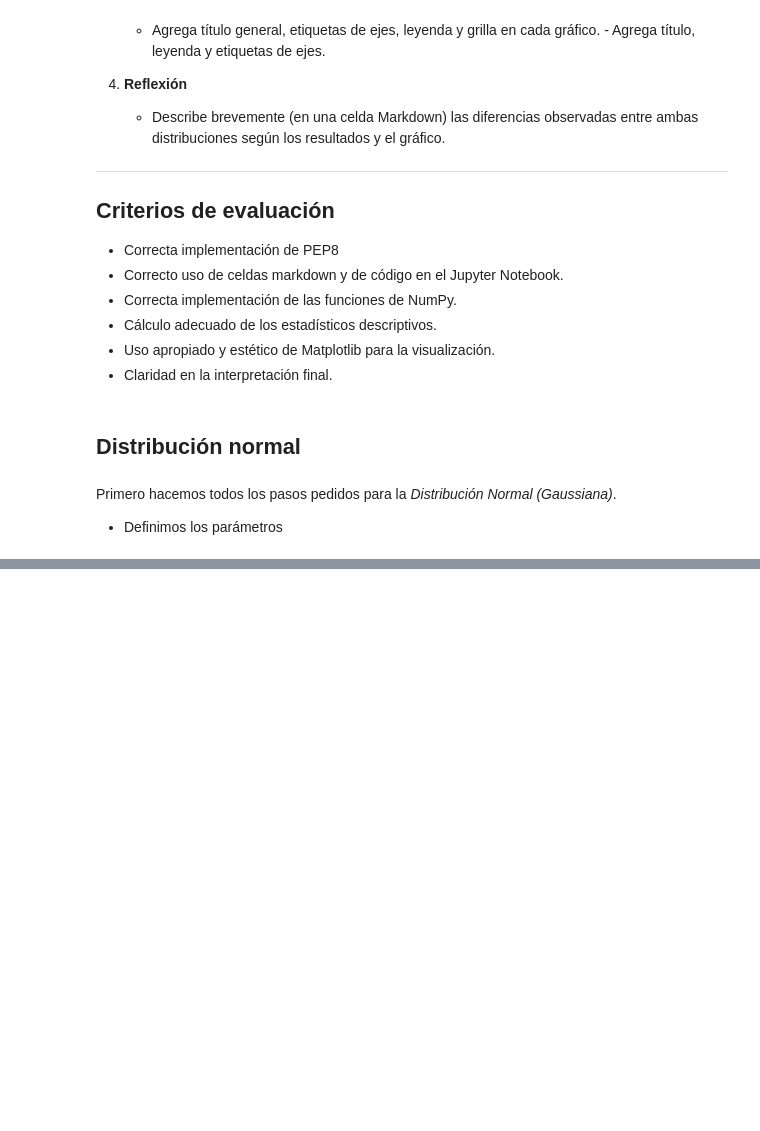
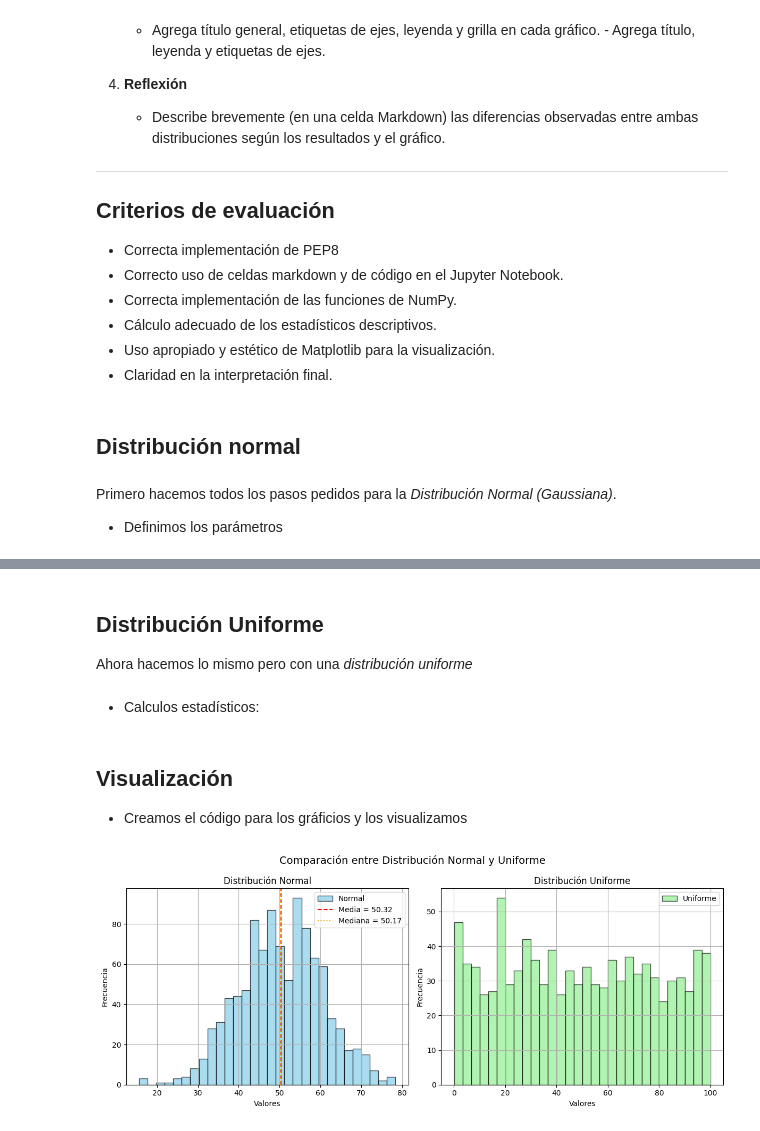
Before and after one commit to rociomach/Pr-ctica-NumPy, a Jupyter notebook: notebooks/practice.ipynb, the cells around one changed output, grey strips where cells are left out. Drawn from its saved outputs; the diff is of its cells as text; code cells hidden in the pictures; blank space fills up the shorter version.

Commit message:
Entrega

```diff
--- a/notebooks/practice.ipynb
+++ b/notebooks/practice.ipynb
@@ -72,0 +71,12 @@ NameError: name 'distribucion_normal' is not defined
+# %% [markdown]
+## Distribución Uniforme
+
+Ahora hacemos lo mismo pero con una *distribución uniforme*
+# %%
+minimo = 0
+maximo = 100
+n = 1000
+
+distribucion_uniforme = np.random.uniform(minimo, maximo, n)
+# %% [markdown]
+- Calculos estadísticos:
@@ -72,0 +90,33 @@ NameError: name 'distribucion_normal' is not defined
+# %% [markdown]
+## Visualización
+
+- Creamos el código para los gráficios y los visualizamos
+# %%
+fig, axs = plt.subplots(1, 2, figsize=(12, 5))  # 1 fila, 2 columnas
+
+# Histograma de la distribucion normal
+axs[0].hist(distribucion_normal, bins=30, color='skyblue', edgecolor='black', alpha=0.7, label='Normal')
+axs[0].axvline(mean, color='red', linestyle='--', label=f'Media = {mean:.2f}')
+axs[0].axvline(median, color='orange', linestyle=':', label=f'Mediana = {median:.2f}')
+axs[0].set_title('Distribución Normal')
+axs[0].set_xlabel('Valores')
+axs[0].set_ylabel('Frecuencia')
+axs[0].legend()
+axs[0].grid(True)
+
+# Histograma de distribución uniforme
+axs[1].hist(distribucion_uniforme, bins=30, color='lightgreen', edgecolor='black', alpha=0.7, label='Uniforme')
+axs[1].set_title('Distribución Uniforme')
+axs[1].set_xlabel('Valores')
+axs[1].set_ylabel('Frecuencia')
+axs[1].legend()
+axs[1].grid(True)
+
+# Le agregamos un subtitulo y visualizamos los graficos
+plt.suptitle('Comparación entre Distribución Normal y Uniforme', fontsize=14)
+
+
+plt.tight_layout()
+plt.show()
+# %% [output]
+[figure, added]
```
Also changed, not shown: parts of 6 cells of this notebook.
